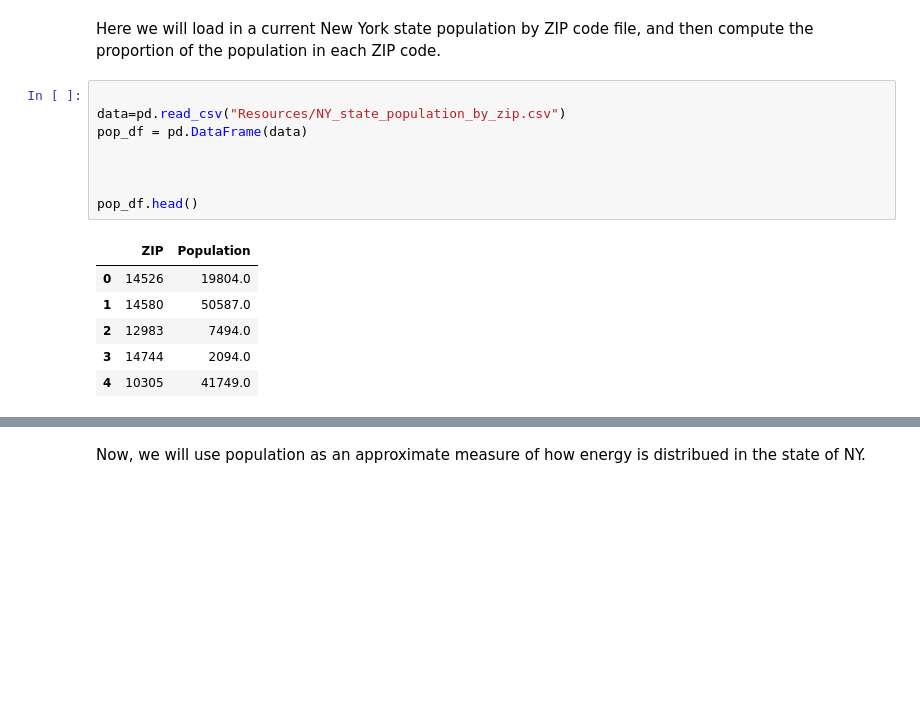
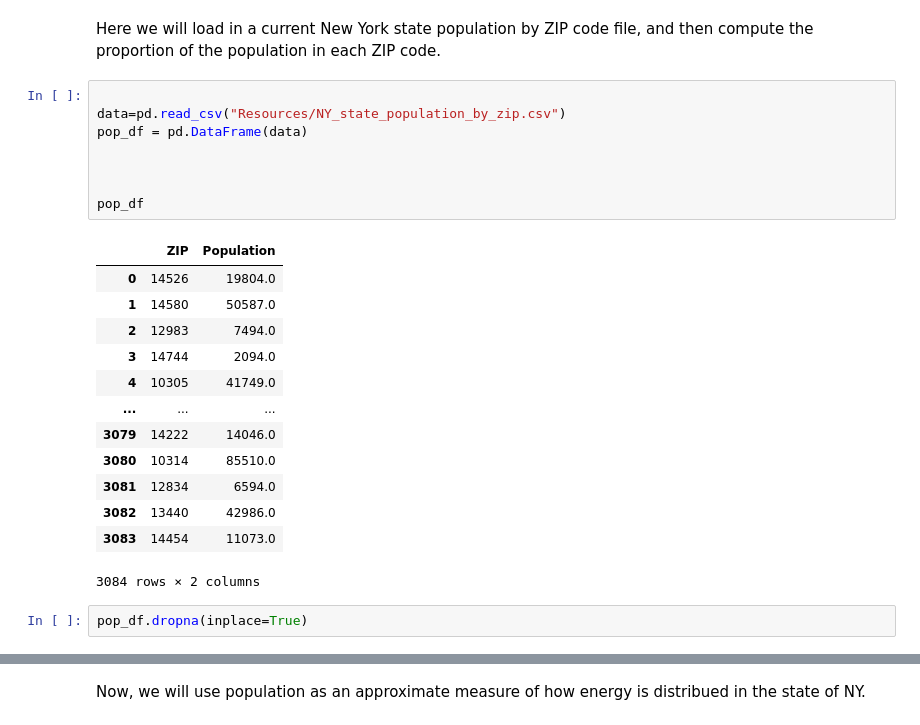
Before and after one commit to Hosseindbr/Ev-projected-sale, a Jupyter notebook: machin_learning.ipynb, the cells around one changed output, grey strips where cells are left out. Saved outputs shown, nothing was run; the diff lists cells and outputs as text; blank space fills up the shorter version.

```diff
--- a/machin_learning.ipynb
+++ b/machin_learning.ipynb
@@ -787,15 +785,24 @@ Here we will load in a current New York state population by ZIP code file, and t
 # %%
 
 data=pd.read_csv("Resources/NY_state_population_by_zip.csv")
 pop_df = pd.DataFrame(data)
 
 
 
-pop_df.head()
+pop_df
 # %% [output]
 |  | ZIP | Population |
 | 0 | 14526 | 19804.0 |
 | 1 | 14580 | 50587.0 |
 | 2 | 12983 | 7494.0 |
 | 3 | 14744 | 2094.0 |
 | 4 | 10305 | 41749.0 |
+| ... | ... | ... |
+| 3079 | 14222 | 14046.0 |
+| 3080 | 10314 | 85510.0 |
+| 3081 | 12834 | 6594.0 |
+| 3082 | 13440 | 42986.0 |
+| 3083 | 14454 | 11073.0 |
+3084 rows × 2 columns
+# %%
+pop_df.dropna(inplace=True)
```
Also changed, not shown: parts of 34 cells of this notebook.
